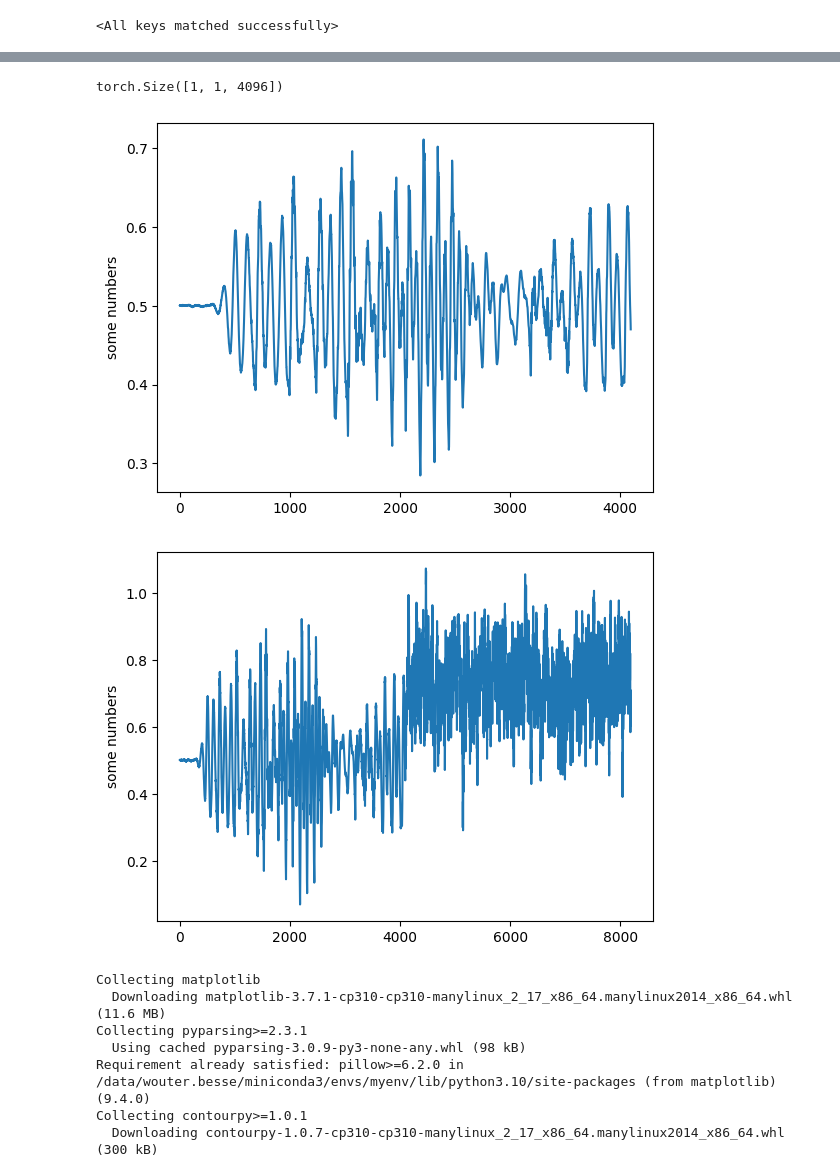
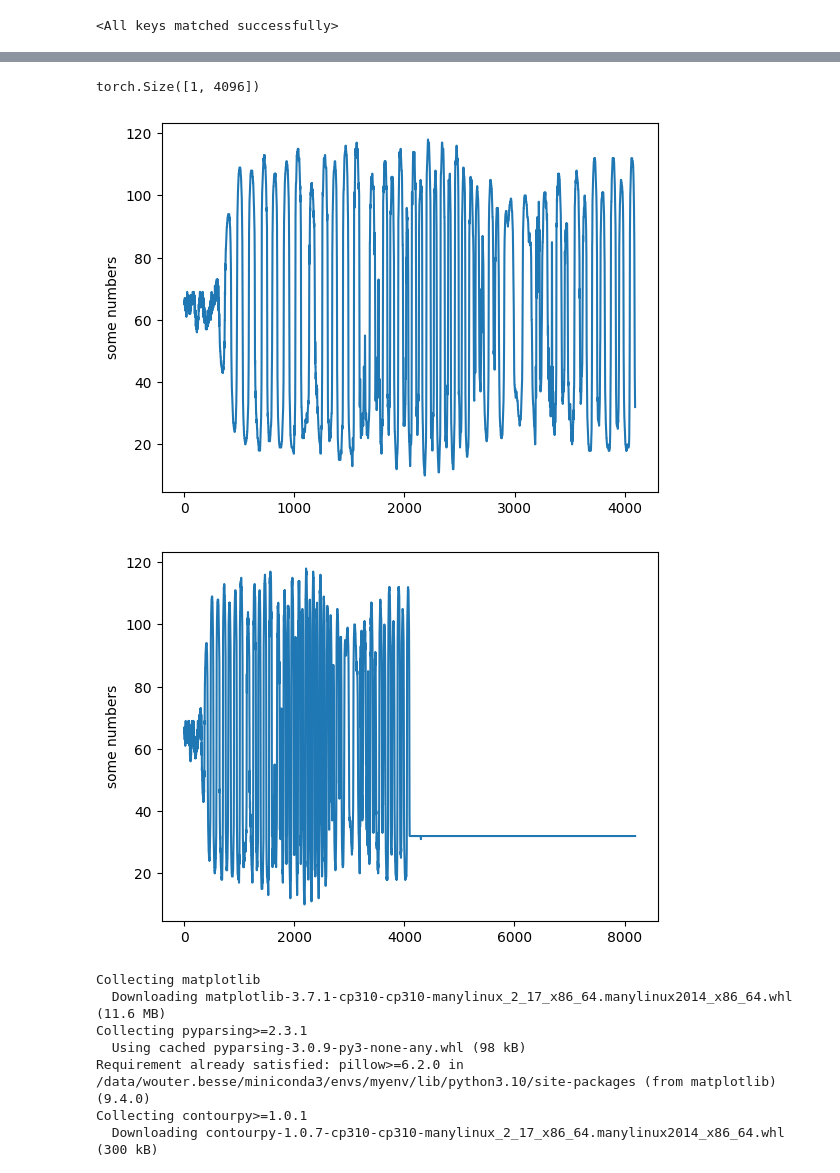
Before and after one commit to WouterBesse/Sonified-Latent-Data, a Jupyter notebook: WaveVaePlayground.ipynb, the cells around one changed output, grey strips where cells are left out. Saved outputs shown, nothing was run; the diff lists cells and outputs as text; code cells hidden in the pictures.

Commit message:
Tried to fix onehot training

```diff
--- a/WaveVaePlayground.ipynb
+++ b/WaveVaePlayground.ipynb
@@ -152,25 +154,25 @@ WaveVAE = WaveNetVAE(input_size,
                      num_hiddens = 768,
                      upsamples = upsamples,
                      zsize = zsize,
-                    out_channels = 1)
+                    out_channels = 256)
 
 WaveVAE.to(device)
 
-WaveVAE.load_state_dict(torch.load('./modeltest'))
+WaveVAE.load_state_dict(torch.load('./models/WaveNetVAE/exports/2023-05-040'))
 # %% [output]
 WaveNet Receptive Field:  4093
 <All keys matched successfully>
 # %%
-# val_VAEDataset = WVDataset(audio_path = "../ConvDenoiser_Old/testdata",
-#                        length = 4096,
-#                        skip_size = 1,
-#                        sample_rate = 24000,
-#                        max_files = 1,
-#                        hop_length = 128)
+val_VAEDataset = WVDataset(audio_path = "../ConvDenoiser_Old/testdata",
+                       length = 4096,
+                       skip_size = 1,
+                       sample_rate = 24000,
+                       max_files = 1,
+                       hop_length = 128)
 
-# val_VAEDataloader = DataLoader(val_VAEDataset,
-#                            batch_size = 1,
-#                            shuffle = False)
+val_VAEDataloader = DataLoader(val_VAEDataset,
+                           batch_size = 1,
+                           shuffle = False)
 with torch.no_grad():
     generated_audio = WaveVAE.inference(val_VAEDataloader, size = 4096, device = device)
 # %% [output]
@@ -178,6 +181,6 @@ torch.Size([1, 1, 4096])
 # %%
 import IPython
 print(generated_audio.size())
-generated_audio_proc = (generated_audio * 2) - 1
+generated_audio_proc = generated_audio
 IPython.display.display(IPython.display.Audio(generated_audio_proc.squeeze().detach().cpu().numpy(), rate = 24000))
 # %% [output]
@@ -186,19 +189,19 @@ torch.Size([1, 1, 8192])
 # %%
 onehot, mfcc, target = next(iter(val_VAEDataloader))
 
 import matplotlib.pyplot as plt
-print(onehot[:, :, -4096:].size())
-plt.plot(torch.squeeze(onehot[:, :, -4096:]).numpy())
+print(onehot[:, -4096:].size())
+plt.plot(torch.squeeze(onehot[:, -4096:]).numpy())
 plt.ylabel('some numbers')
 plt.show()
 
-plt.plot(torch.squeeze(generated_audio_proc.cpu() + 1 / 2).numpy())
+plt.plot(torch.squeeze(generated_audio_proc.cpu()).numpy())
 plt.ylabel('some numbers')
 plt.show()
 # %% [output]
-torch.Size([1, 1, 4096])
+torch.Size([1, 4096])
-[figure, old version]
+[figure, new version]
-[figure, old version]
+[figure, new version]
 # %%
 %pip install matplotlib
 # %% [output]
```
Also changed, not shown: parts of 3 cells of this notebook, 4 other files.
